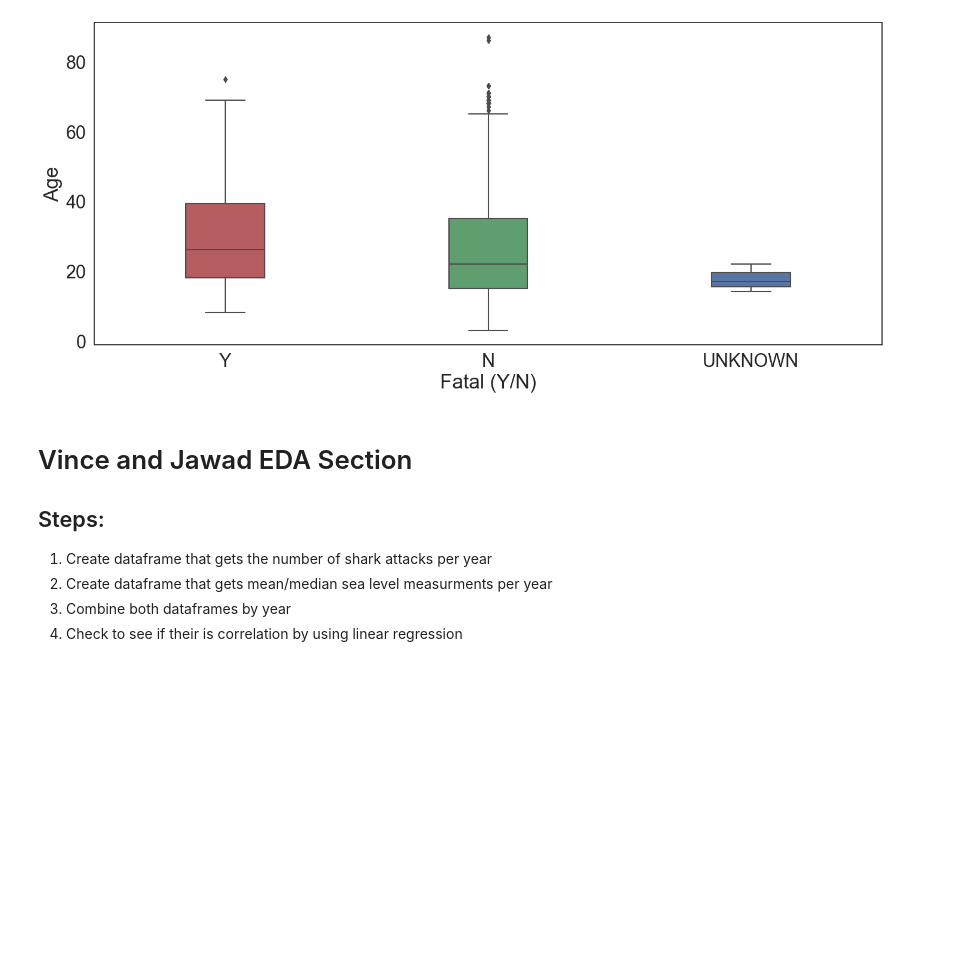
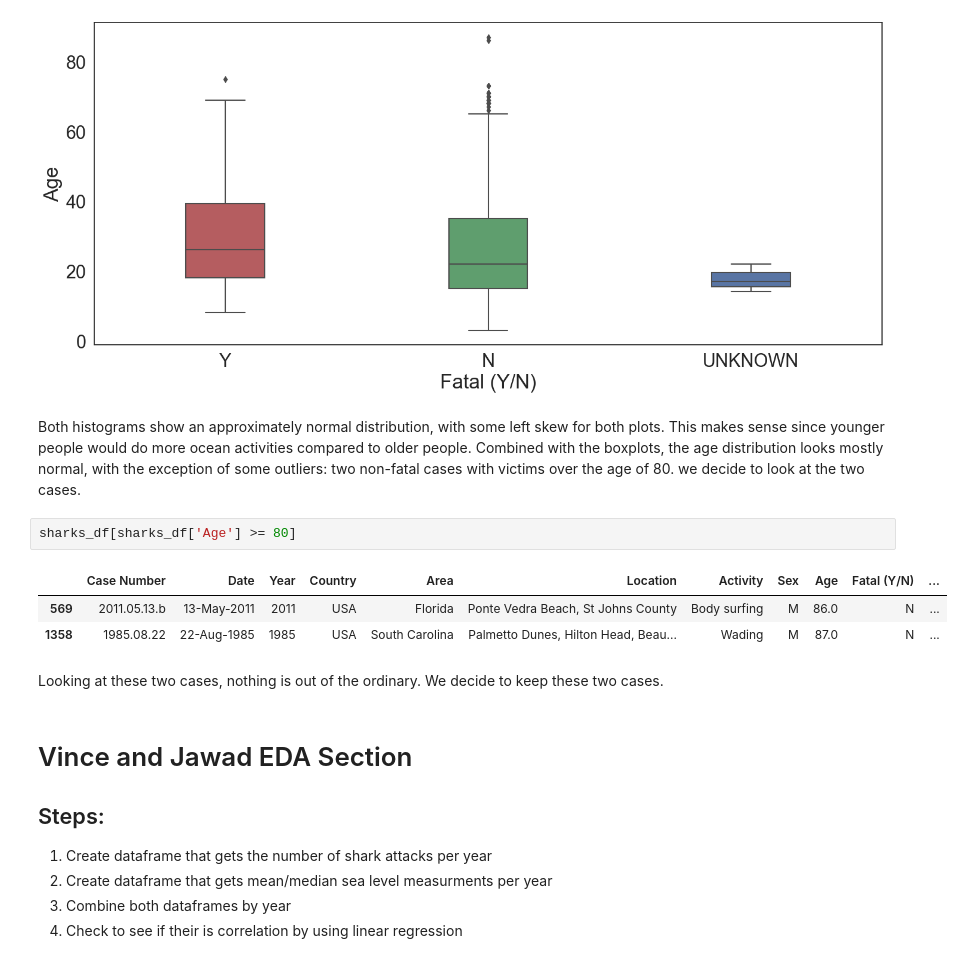
Before and after one commit to AndyCesium/COGS108_project, a Jupyter notebook: EDACheckpointGroup_064-Fa22.ipynb, the cells around one changed output. Saved outputs shown, nothing was run; the diff lists cells and outputs as text; blank space fills up the shorter version.

```diff
--- a/EDACheckpointGroup_064-Fa22.ipynb
+++ b/EDACheckpointGroup_064-Fa22.ipynb
@@ -468,6 +453,17 @@ palette_diff_order = sns.color_palette(['#c44e52','#55a868','#4c72b0'])
 fig_a5 = sns.boxplot(data=sharks_df, x='Fatal (Y/N)', y="Age", width=0.3, order=['Y', 'N', 'UNKNOWN'], palette=palette_diff_order)
 # %% [output]
 [figure]
+# %% [markdown]
+Both histograms show an approximately normal distribution, with some left skew for both plots. This makes sense since younger people would do more ocean activities compared to older people.
+Combined with the boxplots, the age distribution looks mostly normal, with the exception of some outliers: two non-fatal cases with victims over the age of 80. we decide to look at the two cases.
+# %%
+sharks_df[sharks_df['Age'] >= 80]
+# %% [output]
+|  | Case Number | Date | Year | Country | Area | Location | Activity | Sex | Age | Fatal (Y/N) | ... |
+| 569 | 2011.05.13.b | 13-May-2011 | 2011 | USA | Florida | Ponte Vedra Beach, St Johns County | Body surfing | M | 86.0 | N | ... |
+| 1358 | 1985.08.22 | 22-Aug-1985 | 1985 | USA | South Carolina | Palmetto Dunes, Hilton Head, Beau... | Wading | M | 87.0 | N | ... |
+# %% [markdown]
+Looking at these two cases, nothing is out of the ordinary. We decide to keep these two cases.
 # %% [markdown]
 # Vince and Jawad EDA Section
 
```
Also changed, not shown: parts of 9 cells of this notebook.
